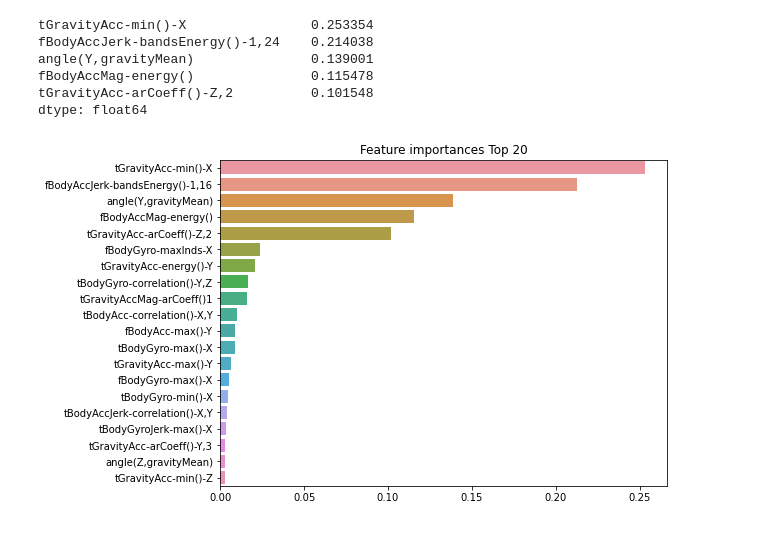
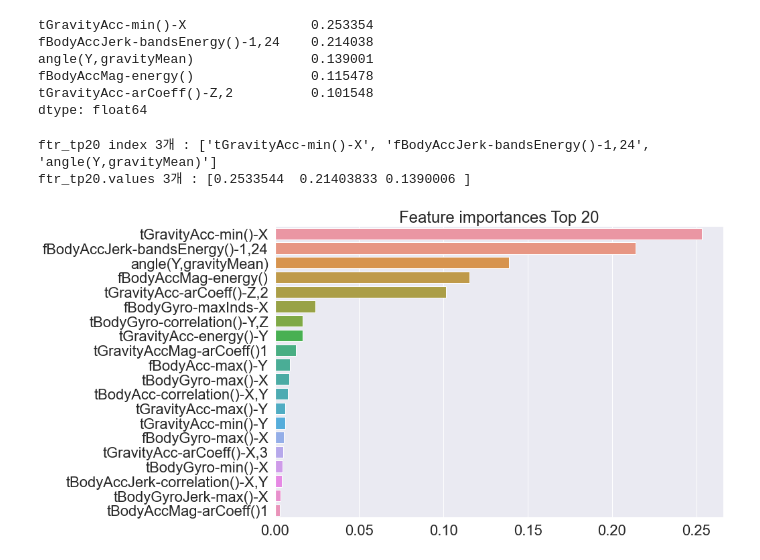
Before and after one commit to netsus/ML_PerfectGuide, a Jupyter notebook: 4장/4.2_결정트리.ipynb, the cells around one changed output. Drawn from its saved outputs; the diff is of its cells as text; code cells hidden in the pictures.

```diff
--- a/4장/4.2_결정트리.ipynb
+++ b/4장/4.2_결정트리.ipynb
@@ -489,14 +485,15 @@ ftr_importa
 # %%
 import seaborn as sns
+# 중요도값 순으로 20개만 저장
+ftr_tp20 = ftr_impts.sort_values(ascending=False)[:20]
+print(f"ftr_tp20 index 3개 : {ftr_tp20.index[:3].tolist()}")
+print(f"ftr_tp20.values 3개 : {ftr_tp20.values[:3]}")
 
-ftr_importances_values = best_df_clf.feature_importances_
-# Top 중요도로 정렬을 쉽게 하고, 시본(Seaborn)의 막대그래프로 쉽게 표현하기 위해 Series변환
-ftr_importances = pd.Series(ftr_importances_values, index=X_train.columns  )
-# 중요도값 순으로 Series를 정렬
-ftr_top20 = ftr_importances.sort_values(ascending=False)[:20]
-plt.figure(figsize=(8,6))
+plt.figure(figsize=(12,8))
 plt.title('Feature importances Top 20')
-sns.barplot(x=ftr_top20 , y = ftr_top20.index)
+sns.barplot(x = ftr_tp20.values, y = ftr_tp20.index)
 plt.show()
 # %% [output]
+ftr_tp20 index 3개 : ['tGravityAcc-min()-X', 'fBodyAccJerk-bandsEnergy()-1,24', 'angle(Y,gravityMean)']
+ftr_tp20.values 3개 : [0.2533544  0.21403833 0.1390006 ]
-[figure, old version]
+[figure, new version]
```
Also changed, not shown: parts of 2 cells of this notebook, 1 other file.
